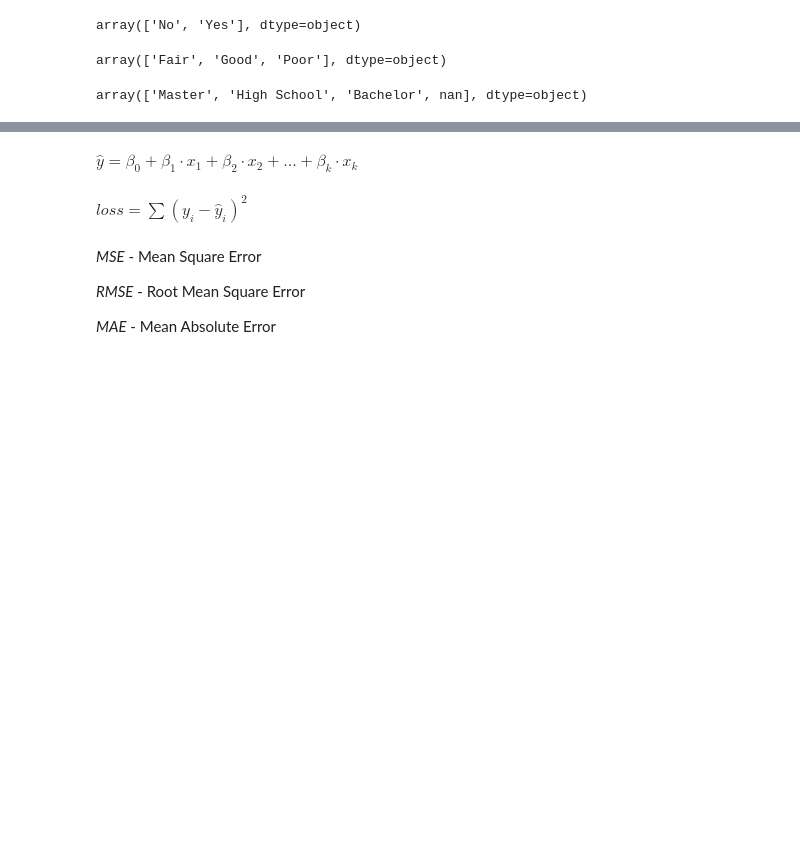
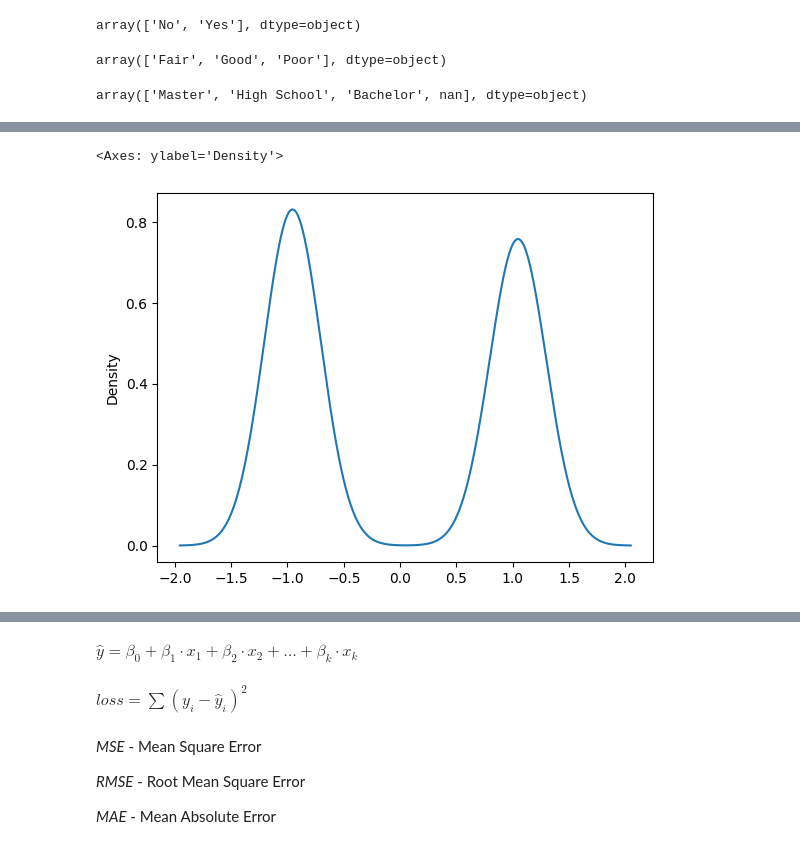
Before and after one commit to dragonnomada/ia-cic-abril-2026, a Jupyter notebook: s101.ipynb, the cells around one changed output, grey strips where cells are left out. Cells and saved outputs as stored; diff of their text form; code cells hidden in the pictures; blank space fills up the shorter version.

```diff
--- a/s101.ipynb
+++ b/s101.ipynb
@@ -219,0 +315,5 @@ X
+# %%
+Xs.iloc[:, 1].plot.density()
+# %% [output]
+<Axes: ylabel='Density'>
+[figure, added]
```
Also changed, not shown: parts of 34 cells of this notebook, 8 other files.
